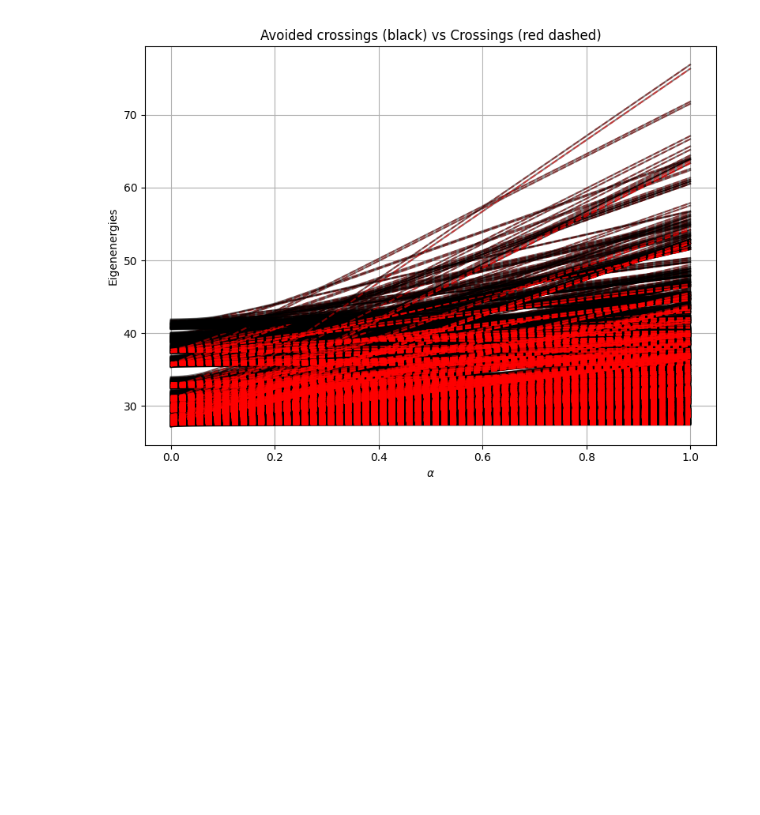
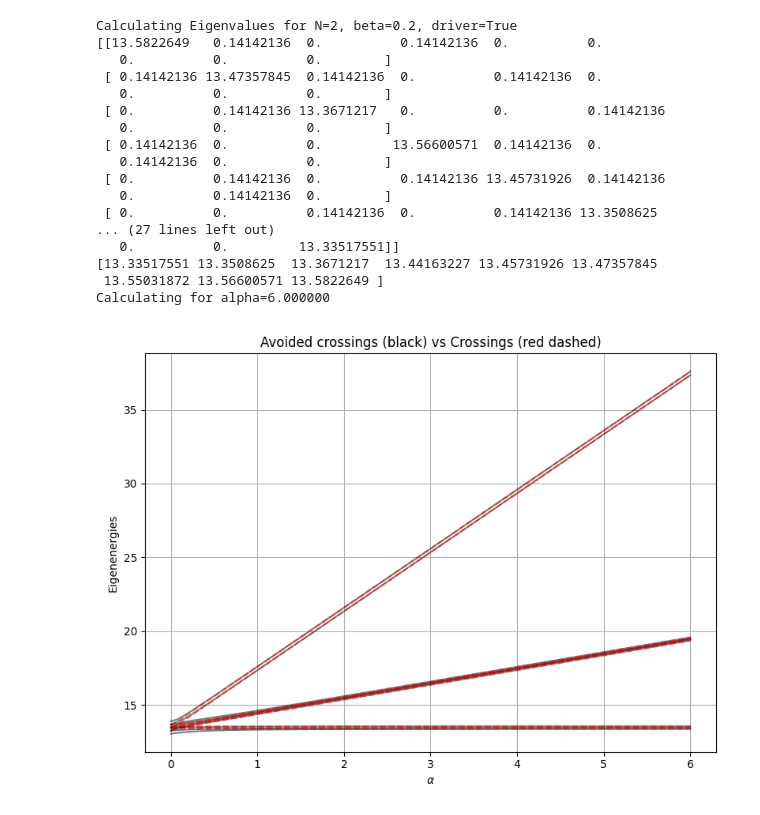
Before and after one commit to Secretmud/zermelos-navigation-problem, a Jupyter notebook: src/LandauZener.ipynb, the cells around one changed output. Saved outputs shown, nothing was run; the diff lists cells and outputs as text; code cells hidden in the pictures; blank space fills up the shorter version.

```diff
--- a/src/LandauZener.ipynb
+++ b/src/LandauZener.ipynb
@@ -12,10 +12,10 @@ from lib.hamiltonian import H_B, H_P, H_D
 from lib.time import time, S
 from lib import X, D
 
-beta = 0.1
+beta = 0.2
 driver = True
-alpha_values = np.linspace(0, 1, 300)
-N = 7
+alpha_values = np.linspace(0, 6, 6000)
+N = 2
 # %%
 %matplotlib widget
 memory = joblib.Memory(location=".joblib_cache", verbose=0)
@@ -41,43 +41,66 @@ def Eigenvalues(N, beta, alpha, driver=False, vec_normalize=False):
         if driver:
             H = H_B(N) + a*H_P(N) + beta*H_D(N, X)
             vals, vecs = np.linalg.eigh(H)
+            if a == 0:
+                print(H)
+                print(vals)
         else:
             H = H_B(N) + a*H_P(N)
-            vals, vecs = np.linalg.eig(H)
+            vals, vecs = np.linalg.eigh(H)
+            if a == 0:
+                print(H)
+                print(vals)
         eigvals.append(vals)
         if vec_normalize:
             eigvecs.append(normalize(np.abs(vecs[:, 0])**2))
         else:
             eigvecs.append(vecs)
         del H
 
     return np.array(eigvals).T, np.array(eigvecs)
 
 
 
 hd = H_D(N, X)
 
 eigvals_avoided_crossing, eigvecs = Eigenvalues(
     N=N, beta=beta, alpha=alpha_values, driver=True, vec_normalize=True)
 eigvals_crossing, _ = Eigenvalues(
     N=N, beta=beta, alpha=alpha_values, driver=False)
 # Plot eigenvalues
 
 plt.figure(figsize=(8, 6))
 # for eig_crossing in eigvals_crossing:
 for eig_avoided_crossing, eig_crossing in zip(eigvals_avoided_crossing, eigvals_crossing):
     plt.plot(alpha_values, eig_avoided_crossing, color="black", alpha=0.5)
     plt.plot(alpha_values, eig_crossing, color="red",
              alpha=0.5, linestyle="dashed")
 plt.xlabel(r"$ \alpha $")
 plt.ylabel("Eigenenergies")
 plt.grid()
 title = "Avoided crossings (black) vs Crossings (red dashed)"
 plt.title(title)
 plt.tight_layout()
 plt.show()
 # %% [output]
+Calculating Eigenvalues for N=2, beta=0.2, driver=True
+[[13.5822649   0.14142136  0.          0.14142136  0.          0.
+   0.          0.          0.        ]
+ [ 0.14142136 13.47357845  0.14142136  0.          0.14142136  0.
+   0.          0.          0.        ]
+ [ 0.          0.14142136 13.3671217   0.          0.          0.14142136
+   0.          0.          0.        ]
+ [ 0.14142136  0.          0.         13.56600571  0.14142136  0.
+   0.14142136  0.          0.        ]
+ [ 0.          0.14142136  0.          0.14142136 13.45731926  0.14142136
+   0.          0.14142136  0.        ]
+ [ 0.          0.          0.14142136  0.          0.14142136 13.3508625
+... (27 lines left out)
+   0.          0.         13.33517551]]
+[13.33517551 13.3508625  13.3671217  13.44163227 13.45731926 13.47357845
+ 13.55031872 13.56600571 13.5822649 ]
+Calculating for alpha=6.000000
-[figure, old version]
+[figure, new version]
 # %%
 fig, axes = plt.subplots(2, 2)
 indices = np.arange(eigvecs.shape[1])
```
Also changed, not shown: parts of 3 cells of this notebook, 4 other files.
